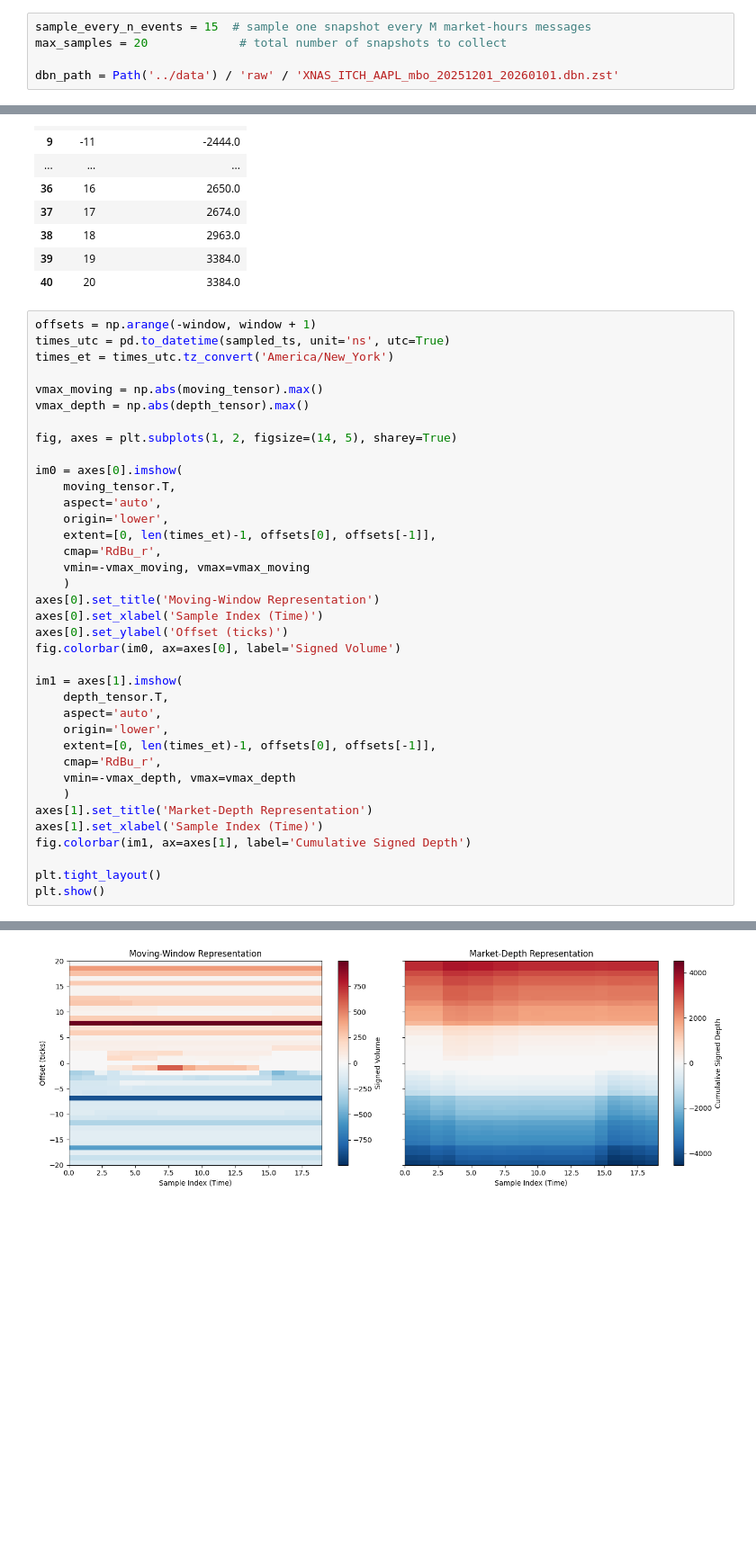
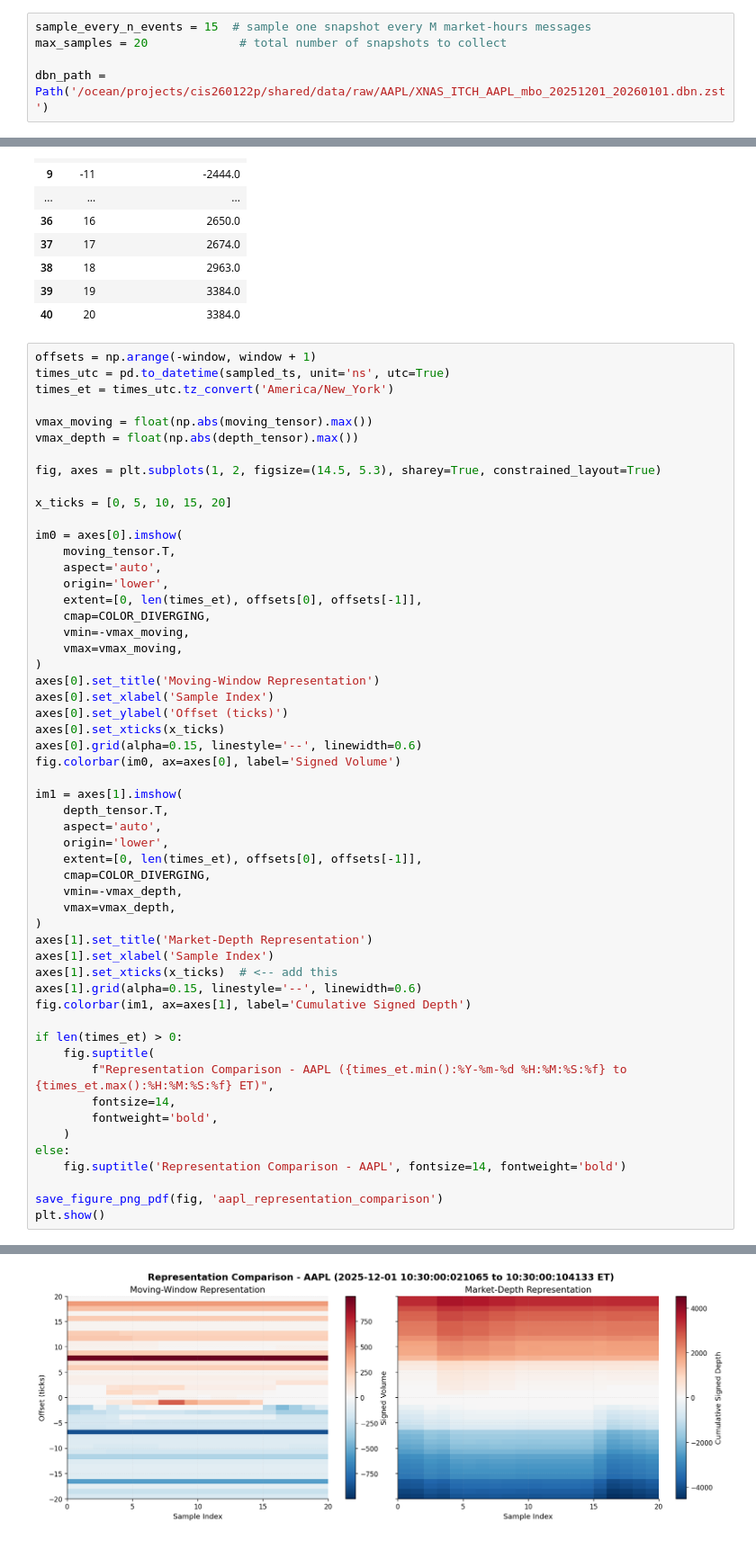
Before and after one commit to angus4718/lob-deep-survival-analysis, a Jupyter notebook: notebooks/demo_representations_sampling.ipynb, the cells around one changed output, grey strips where cells are left out. Shown: that part at 90% size. Cells and saved outputs as stored; diff of their text form; blank space fills up the shorter version.

```diff
--- a/notebooks/demo_representations_sampling.ipynb
+++ b/notebooks/demo_representations_sampling.ipynb
@@ -29,7 +69,7 @@ from src.lob_implementation import Market, Book, LevelOrders
 sample_every_n_events = 15  # sample one snapshot every M market-hours messages
 max_samples = 20             # total number of snapshots to collect
 
-dbn_path = Path('../data') / 'raw' / 'XNAS_ITCH_AAPL_mbo_20251201_20260101.dbn.zst'
+dbn_path = Path('/ocean/projects/cis260122p/shared/data/raw/AAPL/XNAS_ITCH_AAPL_mbo_20251201_20260101.dbn.zst')
 # %%
 def _snapshot_book(book: Book) -> Book:
     """Create a Book snapshot with only price/size information.
@@ -261,36 +301,53 @@ offsets = np.arange(-window, window + 1)
 times_utc = pd.to_datetime(sampled_ts, unit='ns', utc=True)
 times_et = times_utc.tz_convert('America/New_York')
 
-vmax_moving = np.abs(moving_tensor).max()
-vmax_depth = np.abs(depth_tensor).max()
+vmax_moving = float(np.abs(moving_tensor).max())
+vmax_depth = float(np.abs(depth_tensor).max())
 
-fig, axes = plt.subplots(1, 2, figsize=(14, 5), sharey=True)
+fig, axes = plt.subplots(1, 2, figsize=(14.5, 5.3), sharey=True, constrained_layout=True)
+
+x_ticks = [0, 5, 10, 15, 20]
 
 im0 = axes[0].imshow(
     moving_tensor.T,
     aspect='auto',
     origin='lower',
-    extent=[0, len(times_et)-1, offsets[0], offsets[-1]],
-    cmap='RdBu_r',
-    vmin=-vmax_moving, vmax=vmax_moving
-    )
+    extent=[0, len(times_et), offsets[0], offsets[-1]],
+    cmap=COLOR_DIVERGING,
+    vmin=-vmax_moving,
+    vmax=vmax_moving,
+)
 axes[0].set_title('Moving-Window Representation')
-axes[0].set_xlabel('Sample Index (Time)')
+axes[0].set_xlabel('Sample Index')
 axes[0].set_ylabel('Offset (ticks)')
+axes[0].set_xticks(x_ticks)
+axes[0].grid(alpha=0.15, linestyle='--', linewidth=0.6)
 fig.colorbar(im0, ax=axes[0], label='Signed Volume')
 
 im1 = axes[1].imshow(
     depth_tensor.T,
     aspect='auto',
     origin='lower',
-    extent=[0, len(times_et)-1, offsets[0], offsets[-1]],
-    cmap='RdBu_r',
-    vmin=-vmax_depth, vmax=vmax_depth
-    )
+    extent=[0, len(times_et), offsets[0], offsets[-1]],
+    cmap=COLOR_DIVERGING,
+    vmin=-vmax_depth,
+    vmax=vmax_depth,
+)
 axes[1].set_title('Market-Depth Representation')
-axes[1].set_xlabel('Sample Index (Time)')
+axes[1].set_xlabel('Sample Index')
+axes[1].set_xticks(x_ticks)  # <-- add this
+axes[1].grid(alpha=0.15, linestyle='--', linewidth=0.6)
 fig.colorbar(im1, ax=axes[1], label='Cumulative Signed Depth')
 
-plt.tight_layout()
+if len(times_et) > 0:
+    fig.suptitle(
+        f"Representation Comparison - AAPL ({times_et.min():%Y-%m-%d %H:%M:%S:%f} to {times_et.max():%H:%M:%S:%f} ET)",
+        fontsize=14,
+        fontweight='bold',
+    )
+else:
+    fig.suptitle('Representation Comparison - AAPL', fontsize=14, fontweight='bold')
+
+save_figure_png_pdf(fig, 'aapl_representation_comparison')
 plt.show()
 # %% [output]
@@ -297 +356 @@ plt.show()
-[figure, old version]
+[figure, new version]
```
Also changed, not shown: parts of 2 cells of this notebook, 4 other files.
